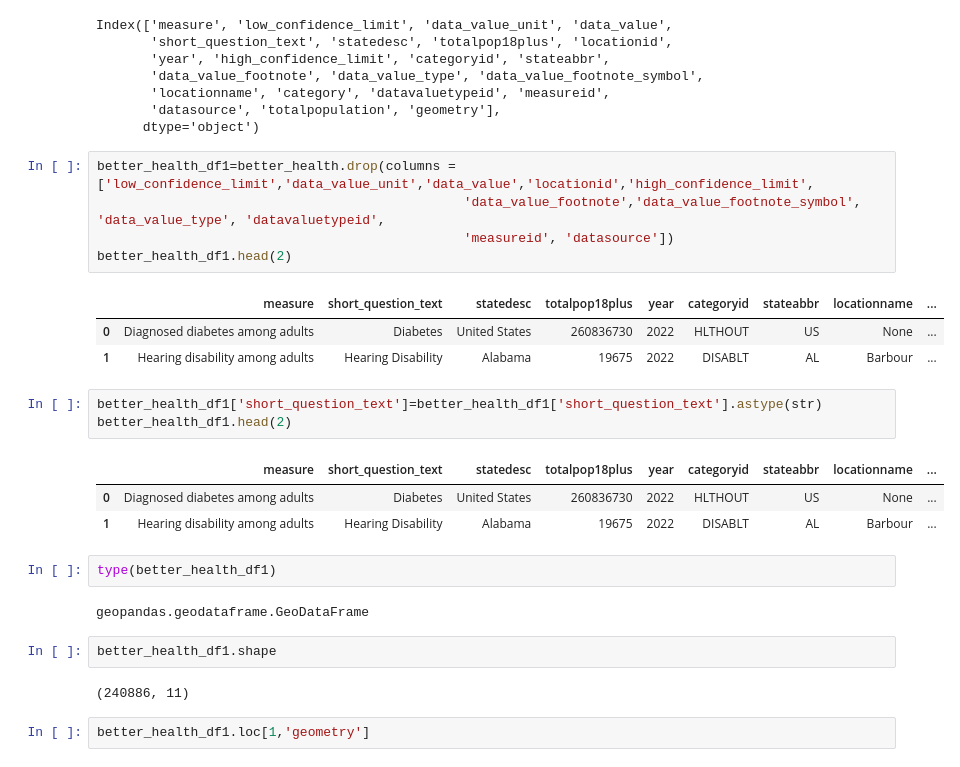
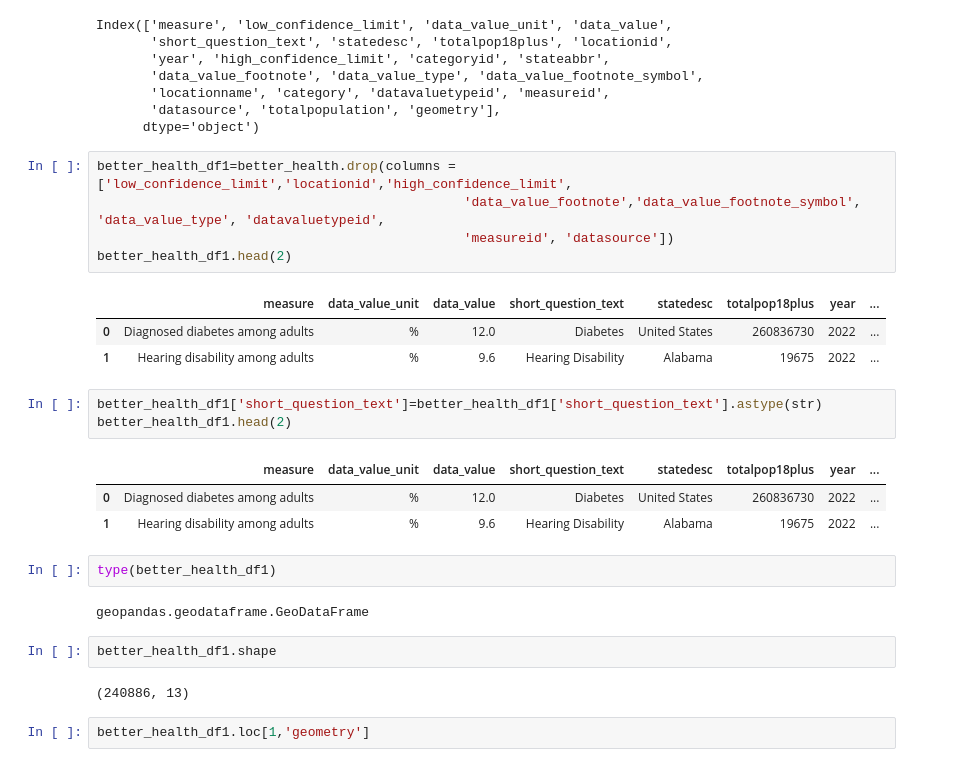
Before and after one commit to Lyduska/Better_Health, a Jupyter notebook: notebook/Better_health.ipynb, the cells around one changed output. Drawn from its saved outputs; the diff is of its cells as text.

```diff
--- a/notebook/Better_health.ipynb
+++ b/notebook/Better_health.ipynb
@@ -36,21 +36,21 @@ Index(['measure', 'low_confidence_limit', 'data_value_unit', 'data_value',
        'datasource', 'totalpopulation', 'geometry'],
       dtype='object')
 # %%
-better_health_df1=better_health.drop(columns =['low_confidence_limit','data_value_unit','data_value','locationid','high_confidence_limit',
+better_health_df1=better_health.drop(columns =['low_confidence_limit','locationid','high_confidence_limit',
                                                'data_value_footnote','data_value_footnote_symbol', 'data_value_type', 'datavaluetypeid',
                                                'measureid', 'datasource'])
 better_health_df1.head(2)
 # %% [output]
-|  | measure | short_question_text | statedesc | totalpop18plus | year | categoryid | stateabbr | locationname | ... |
-| 0 | Diagnosed diabetes among adults | Diabetes | United States | 260836730 | 2022 | HLTHOUT | US | None | ... |
-| 1 | Hearing disability among adults | Hearing Disability | Alabama | 19675 | 2022 | DISABLT | AL | Barbour | ... |
+|  | measure | data_value_unit | data_value | short_question_text | statedesc | totalpop18plus | year | ... |
+| 0 | Diagnosed diabetes among adults | % | 12.0 | Diabetes | United States | 260836730 | 2022 | ... |
+| 1 | Hearing disability among adults | % | 9.6 | Hearing Disability | Alabama | 19675 | 2022 | ... |
 # %%
 better_health_df1['short_question_text']=better_health_df1['short_question_text'].astype(str)
 better_health_df1.head(2)
 # %% [output]
-|  | measure | short_question_text | statedesc | totalpop18plus | year | categoryid | stateabbr | locationname | ... |
-| 0 | Diagnosed diabetes among adults | Diabetes | United States | 260836730 | 2022 | HLTHOUT | US | None | ... |
-| 1 | Hearing disability among adults | Hearing Disability | Alabama | 19675 | 2022 | DISABLT | AL | Barbour | ... |
+|  | measure | data_value_unit | data_value | short_question_text | statedesc | totalpop18plus | year | ... |
+| 0 | Diagnosed diabetes among adults | % | 12.0 | Diabetes | United States | 260836730 | 2022 | ... |
+| 1 | Hearing disability among adults | % | 9.6 | Hearing Disability | Alabama | 19675 | 2022 | ... |
 # %%
 type(better_health_df1)
 # %% [output]
@@ -58,7 +58,7 @@ geopandas.geodataframe.GeoDataFrame
 # %%
 better_health_df1.shape
 # %% [output]
-(240886, 11)
+(240886, 13)
 # %%
 better_health_df1.loc[1,'geometry']
 # %% [output]
```
Also changed, not shown: parts of 41 cells of this notebook.
